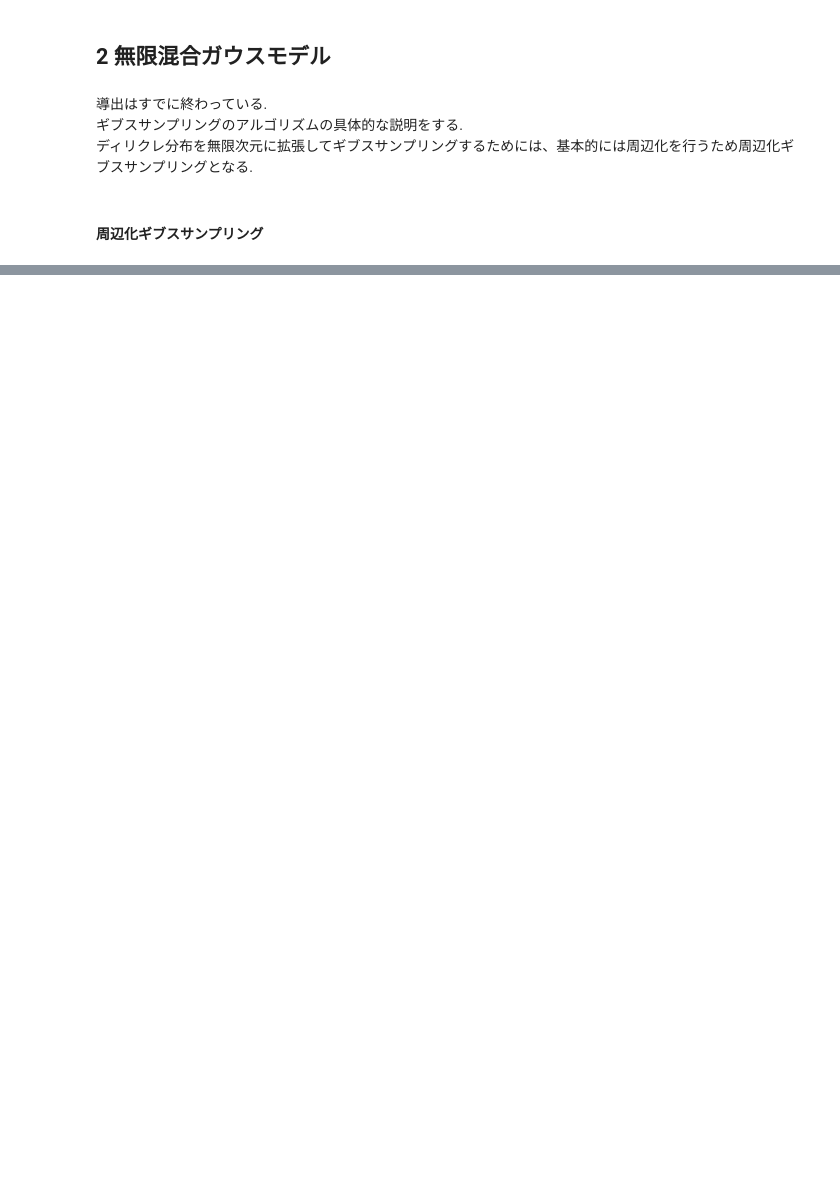
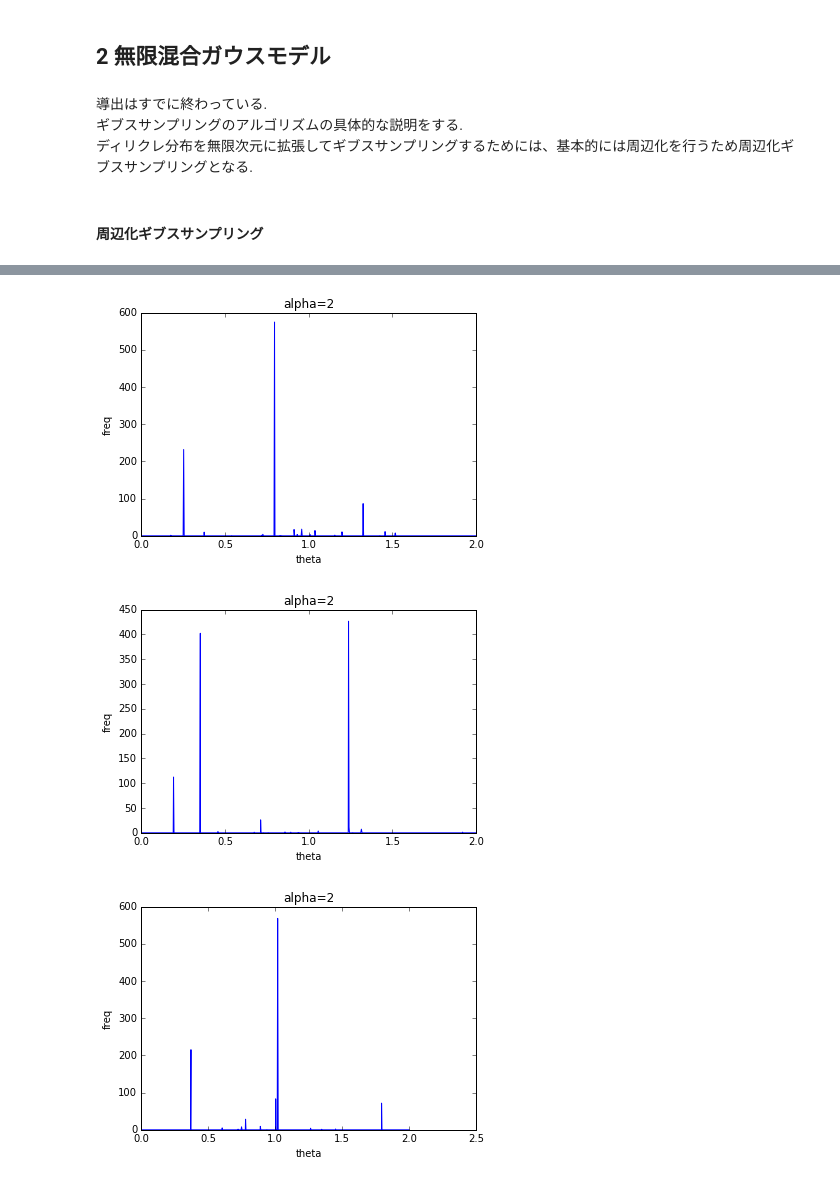
Before and after one commit to NlGG/MachineLearning, a Jupyter notebook: NonparaBayes/nonparabayes_intro.ipynb, the cells around one changed output, grey strips where cells are left out. Saved outputs shown, nothing was run; the diff lists cells and outputs as text; code cells hidden in the pictures; blank space fills up the shorter version.

```diff
--- a/NonparaBayes/nonparabayes_intro.ipynb
+++ b/NonparaBayes/nonparabayes_intro.ipynb
@@ -666,0 +522,29 @@ Automatically created module for IPython interactive environment
+# %%
+def G_0(theta, i):
+    if theta[i] <= 3/4 and theta[i+1] <= 3/4:
+        G_0 = (4/3 * theta[i] + 4/3 * theta[i+1])*(theta[i+1] - theta[i])*0.5
+    elif theta[i] <= 3/4 and theta[i+1] > 3/4:
+        G_0 = (4/3 * theta[i] + 1)*(1-theta[i])*0.5 + (1 + -4/5*(theta[i+1] - 2))*(theta[i+1] - 1)*0.5
+    else:
+        G_0 = (-4/5*(theta[i] - 2)  + -4/5*(theta[i+1] - 2) )*(theta[i+1] - theta[i])*0.5
+    return G_0
+# %%
+def  G(alpha, theta):
+    G = np.random.dirichlet(np.array([alpha*G_0(theta, i) for i in range(len(theta)-1)]))
+    return G
+# %%
+alpha = 2
+
+for i in range(3):
+    T = np.array([np.random.uniform()*2 for i in range(1000)])
+    theta = np.cumsum(T*2/T.sum())
+    g = G(alpha, theta)
+    plt.plot(theta, np.append(g, 0)*1000)
+    plt.title("alpha=2")
+    plt.xlabel("theta")
+    plt.ylabel("freq")
+    plt.show()
+# %% [output]
+[figure, added]
+[figure, added]
+[figure, added]
```
Also changed, not shown: parts of 81 cells of this notebook.
